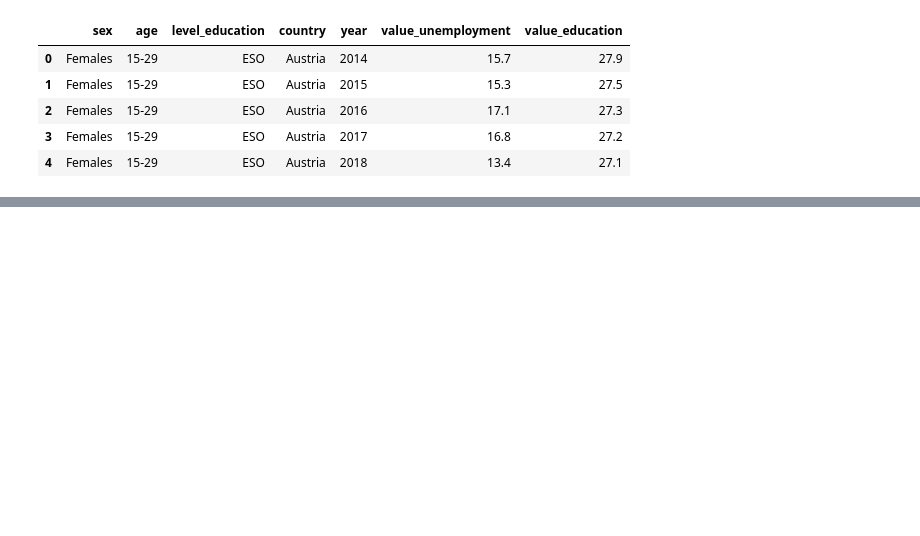
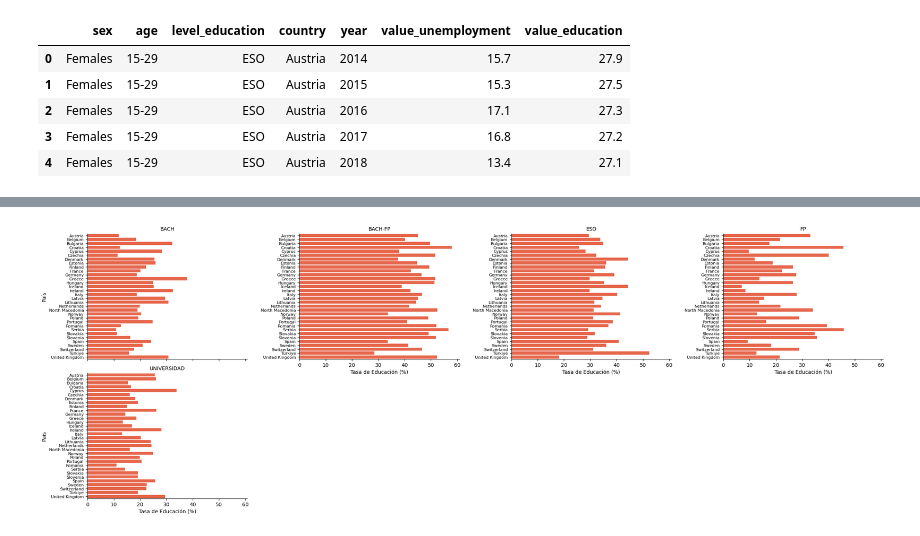
Before and after one commit to harimrys/project-ue, a Jupyter notebook: EDA.ipynb, the cells around one changed output, grey strips where cells are left out. Cells and saved outputs as stored; diff of their text form; code cells hidden in the pictures; blank space fills up the shorter version.

```diff
--- a/EDA.ipynb
+++ b/EDA.ipynb
@@ -21,0 +72,18 @@ df.head()
+# %%
+g = sns.FacetGrid(grupo_pais_genero_educacion, col="level_education", col_wrap=4, height=6, sharey=False, palette="rocket")
+g.map(sns.barplot, "value_education", "country", orient="h")
+
+# Ajustar el tamaño de la figura y el espaciado entre facetas
+plt.subplots_adjust(left = 0.05, right = 0.95, top = 0.9, bottom = 0.3)
+
+# Añadir títulos y etiquetas
+g.set_titles("{col_name}")
+g.set_axis_labels("Tasa de Educación (%)", "País")
+
+# Ajustar el tamaño de fuente de las etiquetas
+for ax in g.axes.flatten():
+    ax.tick_params(axis='y', labelsize = 8)
+
+plt.show()
+# %% [output]
+[figure, added]
```
Also changed, not shown: parts of 9 cells of this notebook, 3 other files.
